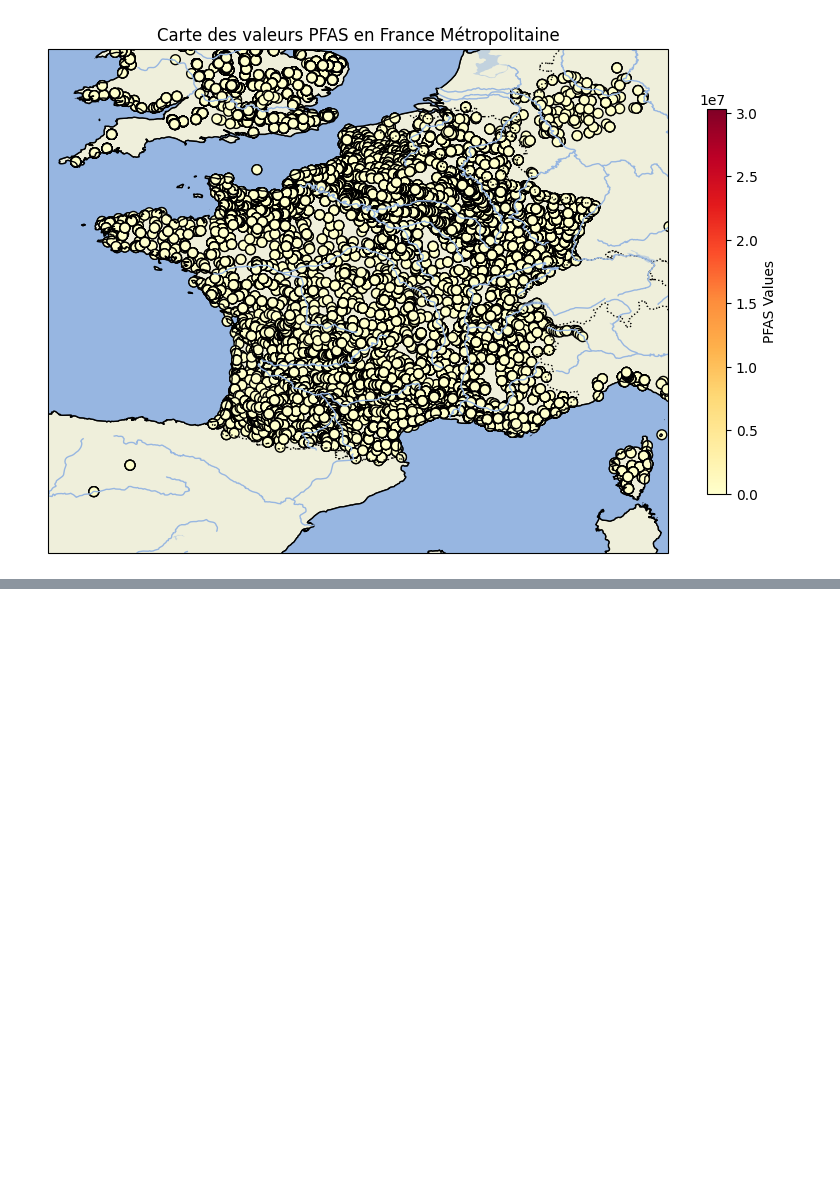
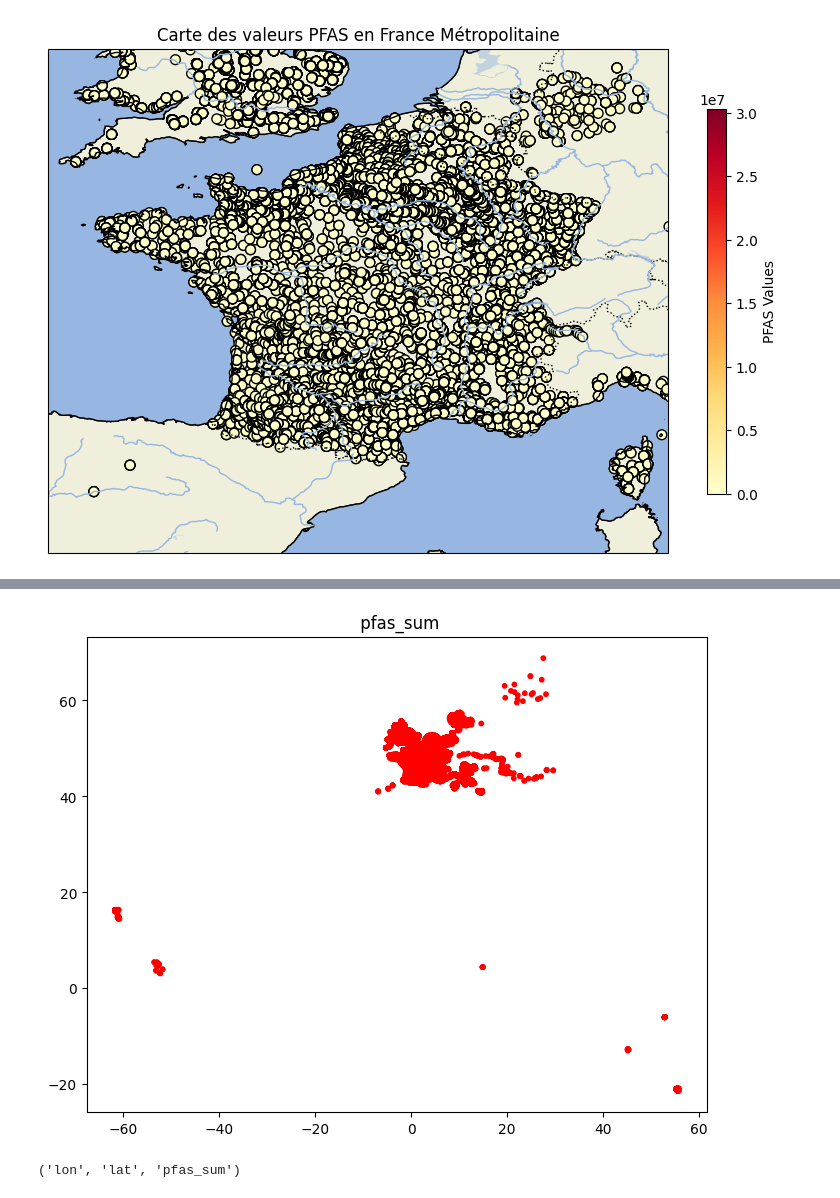
Before and after one commit to adwge99/Krigeage_PFAS, a Jupyter notebook: test.ipynb, the cells around one changed output, grey strips where cells are left out. Drawn from its saved outputs; the diff is of its cells as text; code cells hidden in the pictures; blank space fills up the shorter version.

```diff
--- a/test.ipynb
+++ b/test.ipynb
@@ -190,0 +273,5 @@ plt.show()
+# %%
+import gstlearn as gl
+
+db = gl.Db_fromPanda(data_2024)
+db
@@ -190,0 +294,11 @@ plt.show()
+# %%
+import gstlearn.plot as gp
+fig, ax = gp.initGeographic()
+ax.symbol(db, nameCoorX='lon', nameCoorY='lat')
+plt.show()
+# %% [output]
+[figure, added]
+# %%
+print(db.getAllNames())
+# %% [output]
+('lon', 'lat', 'pfas_sum')
```
Also changed, not shown: parts of 18 cells of this notebook.
